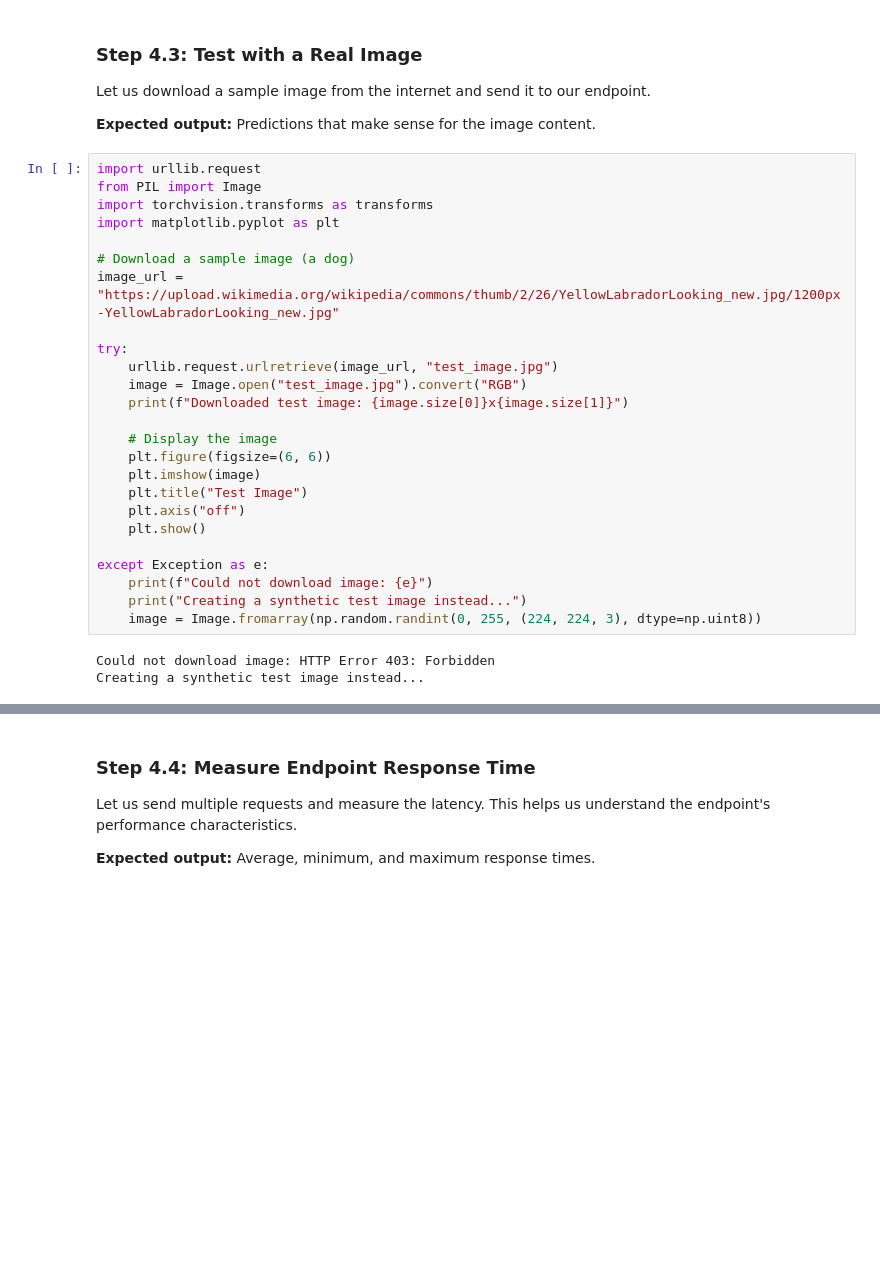
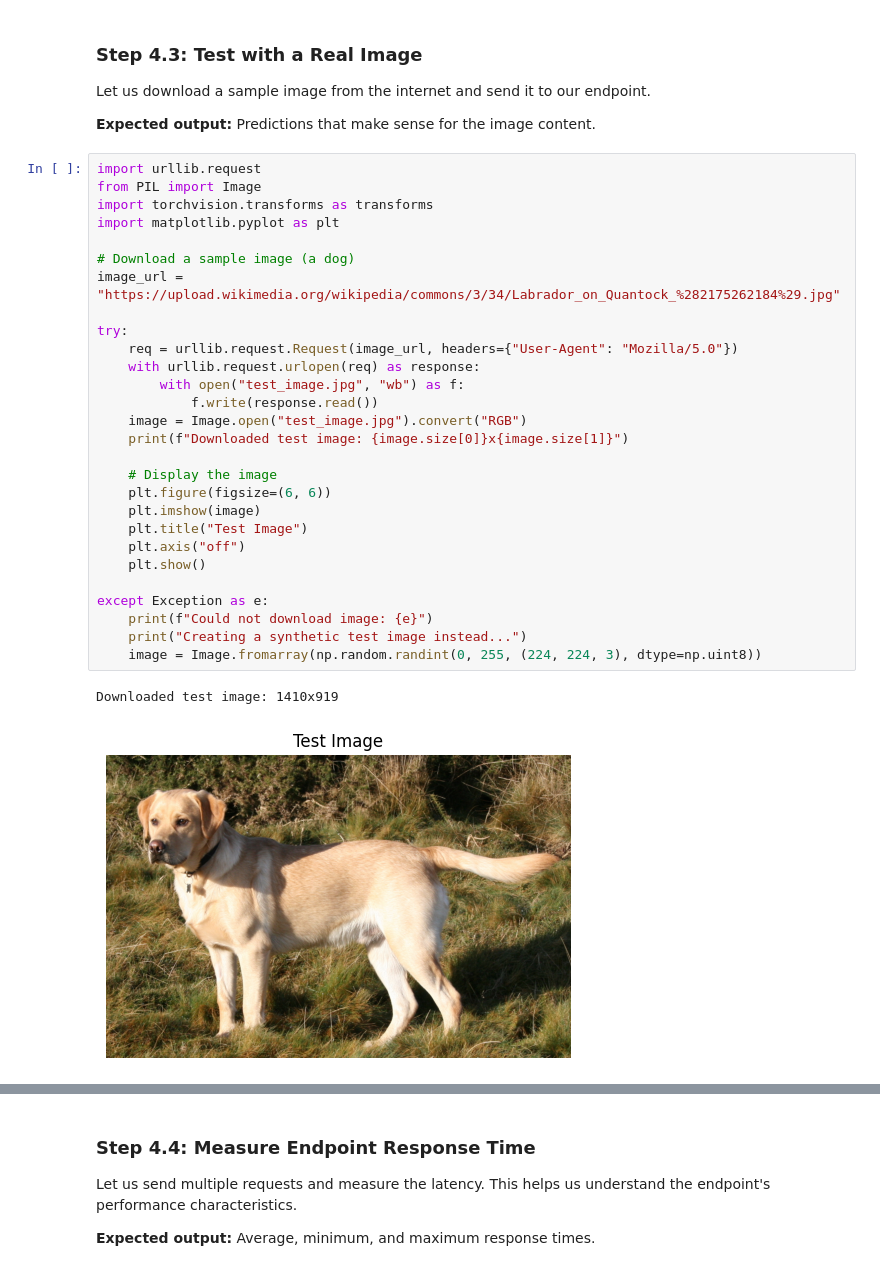
Before and after one commit to zoidburg-c/ACGADL-Module-5-Deep-Learning-in-Production, a Jupyter notebook: Session 3 - Deploying Models to the Cloud/Session 3 - Deploying Models to the Cloud.ipynb, the cells around one changed output, grey strips where cells are left out. Saved outputs shown, nothing was run; the diff lists cells and outputs as text; blank space fills up the shorter version.

```diff
--- a/Session 3 - Deploying Models to the Cloud/Session 3 - Deploying Models to the Cloud.ipynb
+++ b/Session 3 - Deploying Models to the Cloud/Session 3 - Deploying Models to the Cloud.ipynb
@@ -1347,31 +1347,34 @@ Let us download a sample image from the internet and send it to our endpoint.
 # %%
 import urllib.request
 from PIL import Image
 import torchvision.transforms as transforms
 import matplotlib.pyplot as plt
 
 # Download a sample image (a dog)
-image_url = "https://upload.wikimedia.org/wikipedia/commons/thumb/2/26/YellowLabradorLooking_new.jpg/1200px-YellowLabradorLooking_new.jpg"
+image_url = "https://upload.wikimedia.org/wikipedia/commons/3/34/Labrador_on_Quantock_%282175262184%29.jpg"
 
 try:
-    urllib.request.urlretrieve(image_url, "test_image.jpg")
+    req = urllib.request.Request(image_url, headers={"User-Agent": "Mozilla/5.0"})
+    with urllib.request.urlopen(req) as response:
+        with open("test_image.jpg", "wb") as f:
+            f.write(response.read())
     image = Image.open("test_image.jpg").convert("RGB")
     print(f"Downloaded test image: {image.size[0]}x{image.size[1]}")
 
     # Display the image
     plt.figure(figsize=(6, 6))
     plt.imshow(image)
     plt.title("Test Image")
     plt.axis("off")
     plt.show()
 
 except Exception as e:
     print(f"Could not download image: {e}")
     print("Creating a synthetic test image instead...")
     image = Image.fromarray(np.random.randint(0, 255, (224, 224, 3), dtype=np.uint8))
 # %% [output]
-Could not download image: HTTP Error 403: Forbidden
-Creating a synthetic test image instead...
+Downloaded test image: 1410x919
+[figure, added]
 # %%
 # Preprocess the image and send to the endpoint
 transform = transforms.Compose([
```
Also changed, not shown: parts of 15 cells of this notebook.
